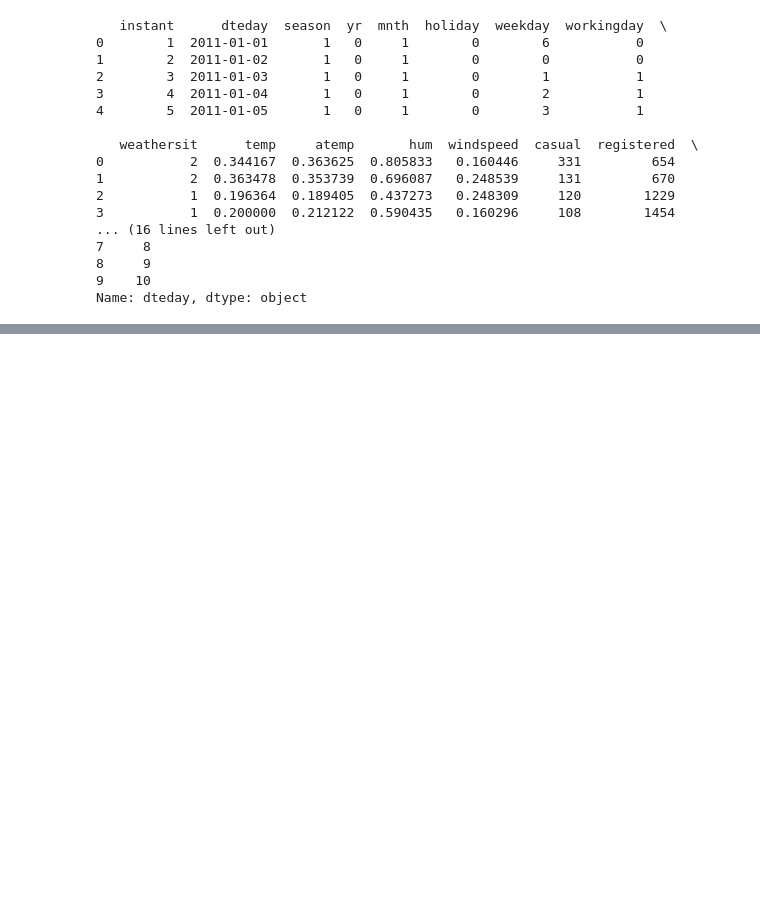
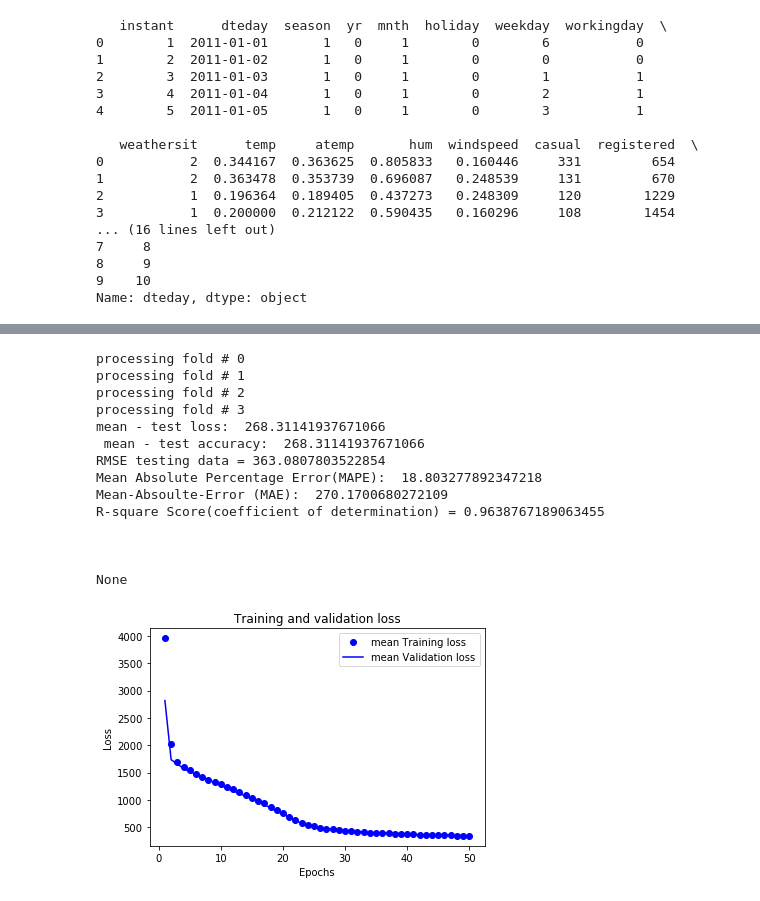
Before and after one commit to joelbraganza/Bike-Rental, a Jupyter notebook: BikeRental.ipynb, the cells around one changed output, grey strips where cells are left out. Drawn from its saved outputs; the diff is of its cells as text; code cells hidden in the pictures; blank space fills up the shorter version.

```diff
--- a/BikeRental.ipynb
+++ b/BikeRental.ipynb
@@ -372,0 +609,77 @@ print (MAPE(Y_test, SVR_preds))
+# %%
+# let's apply deep-learning using Keras
+from keras import models
+from keras import layers
+
+# because the dataset is too small, we need to apply k-fold cross validation over this dataset
+# because less dataset can cause more overfitting and creating a validation data out of such small dataset would only capture
+# small variance of the entire dataset and then checking the error metrics of the model over such validation data-
+# -would not yield good results
+# create a function that returns a model designed as per our feature and problem requirements
+def build_model():
+    model = models.Sequential()
+    model.add(layers.Dense(32, activation='relu', input_shape=(11,)))
+    model.add(layers.Dense(64, activation='relu'))
+    model.add(layers.Dense(1, activation='linear')) # because of regression
+    # defining the optimizer and loss and accuracy parameters
+    model.compile(optimizer='rmsprop',loss='mean_absolute_error',metrics=['mean_absolute_error'])
+    return model
+# %%
+k = 4
+num_val_samples = len(X_train2) // k
+num_epochs = 50
+all_scores = []
+loss = np.array([0*num_epochs])
+val_loss = np.array([0*num_epochs])
+
+# creating a loop for seperating training and validation data for every fold and storing their respective loss and accuracy values
+for i in range(k):
+    print('processing fold #', i)
+    xval = X_train2[i * num_val_samples: (i + 1) * num_val_samples]
+    yval = Y_train2[i * num_val_samples: (i + 1) * num_val_samples]
+    partial_train_data = np.concatenate([X_train2[:i * num_val_samples],X_train2[(i + 1) * num_val_samples:]],axis=0)
+    partial_train_targets = np.concatenate([Y_train2[:i * num_val_samples],Y_train2[(i + 1) * num_val_samples:]],axis=0)
+    model = build_model()
+    history =  model.fit(partial_train_data, partial_train_targets,epochs=num_epochs, batch_size=1, validation_data =(xval,yval),verbose=0) # with batch=1 we are going 'sgd'
+    # has values training and validation loss
+    loss = np.add(loss,history.history['loss'])
+    val_loss = np.add(val_loss,history.history['val_loss'])
+    results = model.evaluate(X_test2, Y_test2, verbose=0)
+    all_scores.append(results) # results has values loss and accuracy
+
+losses = [i[0] for i in all_scores]
+acc = [i[1] for i in all_scores]
+
+kpreds = model.predict(X_test2)
+kpreds = [round(i[0]) for i in kpreds]
+
+#mean metrics of evaluating the k-fold model on test data
+
+print ('mean - test loss: ',np.mean(losses),'\n mean - test accuracy: ',np.mean(acc))
+print (error_metrics(Y_test2,np.array(kpreds)))
+
+epochs = range(1, len(loss) + 1)
+
+plt.plot(epochs, loss/4, 'bo', label='mean Training loss')
+plt.plot(epochs, val_loss/4, 'b', label='mean Validation loss')
+plt.title('Training and validation loss')
+plt.xlabel('Epochs')
+plt.ylabel('Loss')
+plt.legend()
+plt.show()
+# %% [output]
+processing fold # 0
+processing fold # 1
+processing fold # 2
+processing fold # 3
+mean - test loss:  268.31141937671066
+ mean - test accuracy:  268.31141937671066
+RMSE testing data = 363.0807803522854
+Mean Absolute Percentage Error(MAPE):  18.803277892347218
+Mean-Absoulte-Error (MAE):  270.1700680272109
+R-square Score(coefficient of determination) = 0.9638767189063455
+
+
+
+None
+[figure, added]
```
Also changed, not shown: parts of 24 cells of this notebook.
